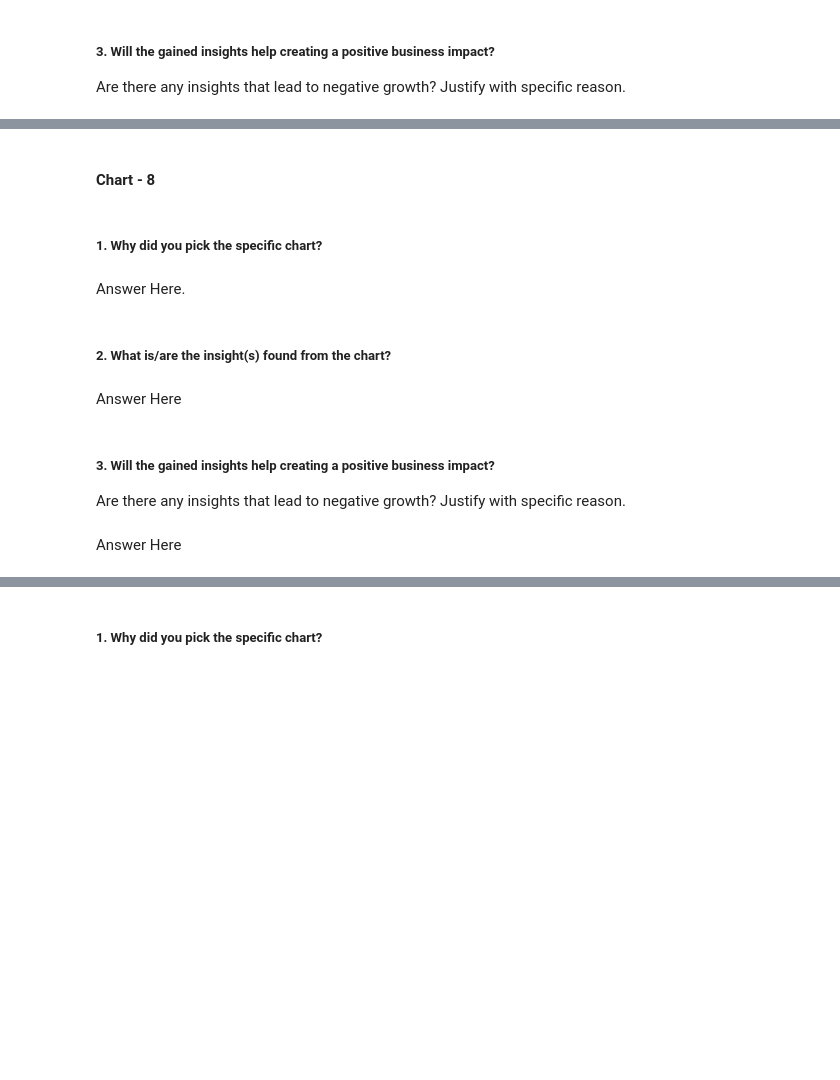
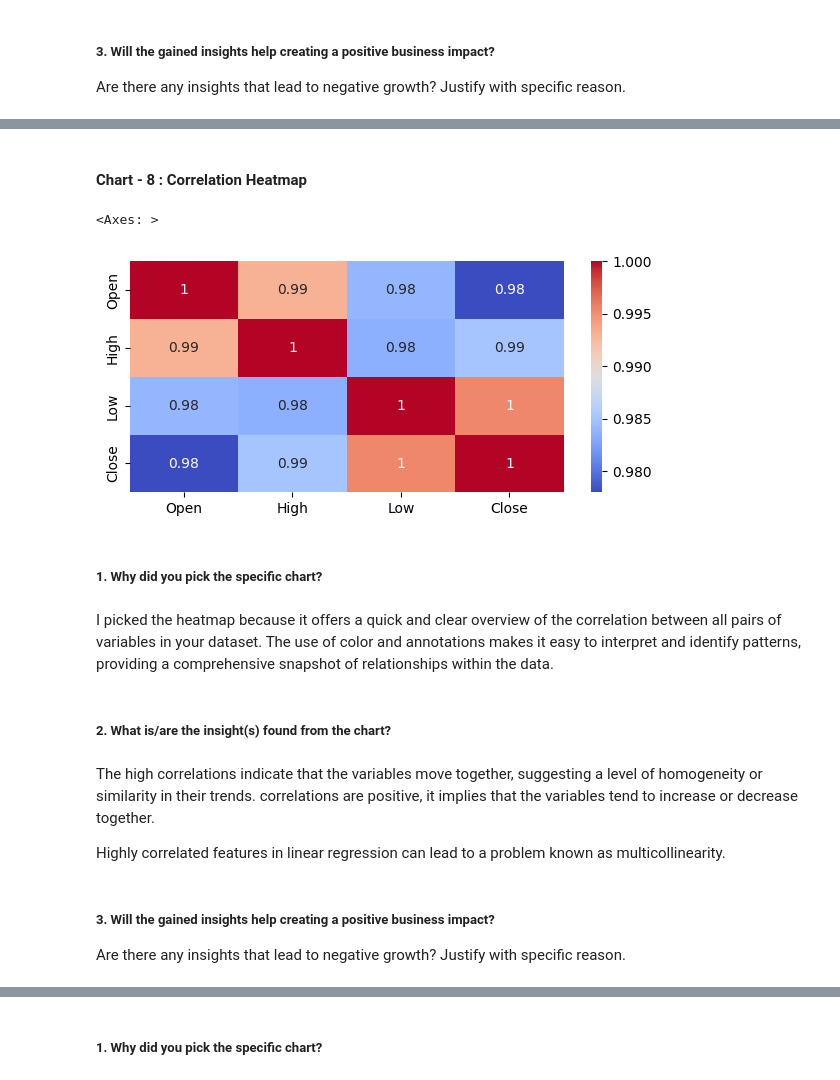
Before and after one commit to Priyankamishra2098/regression, a Jupyter notebook: Regression.ipynb, the cells around one changed output, grey strips where cells are left out. Cells and saved outputs as stored; diff of their text form; code cells hidden in the pictures; blank space fills up the shorter version.

```diff
--- a/Regression.ipynb
+++ b/Regression.ipynb
@@ -386,2 +507,2 @@ Answer Here
 # %% [markdown]
-#### Chart - 8
+#### Chart - 8 : Correlation Heatmap
@@ -390,13 +509,21 @@ Answer Here
+# %%
+# Chart - 8 visualization code
+plt.figure(figsize = (7,3))
+sns.heatmap(ybc_df.corr(), annot = True, cmap = 'coolwarm')
+# %% [output]
+<Axes: >
+[figure, added]
 # %% [markdown]
 ##### 1. Why did you pick the specific chart?
-# %% [markdown]
-Answer Here.
+# %% [markdown]
+I  picked the heatmap because it offers a quick and clear overview of the correlation between all pairs of variables in your dataset. The use of color and annotations makes it easy to interpret and identify patterns, providing a comprehensive snapshot of relationships within the data.
 # %% [markdown]
 ##### 2. What is/are the insight(s) found from the chart?
-# %% [markdown]
-Answer Here
+# %% [markdown]
+The high correlations indicate that the variables move together, suggesting a level of homogeneity or similarity in their trends.
+correlations are positive, it implies that the variables tend to increase or decrease together.
+
+Highly correlated features in linear regression can lead to a problem known as multicollinearity.
 # %% [markdown]
 ##### 3. Will the gained insights help creating a positive business impact?
 Are there any insights that lead to negative growth? Justify with specific reason.
-# %% [markdown]
-Answer Here
```
Also changed, not shown: parts of 204 cells of this notebook.
